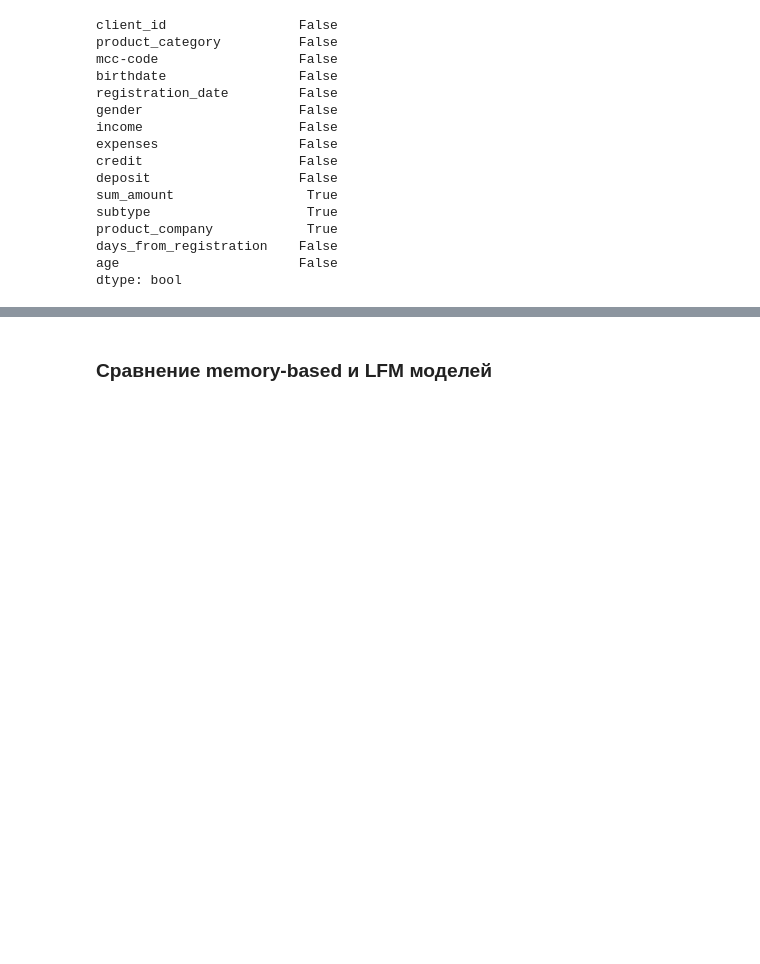
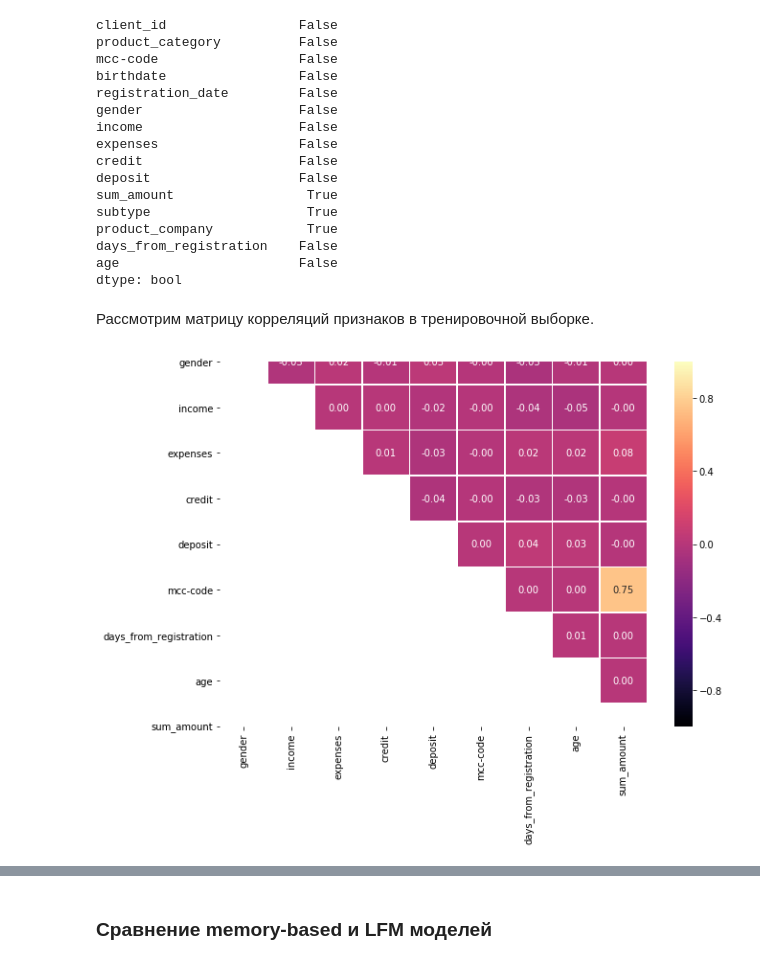
Before and after one commit to AleksandrRadist/RecommendationSystem, a Jupyter notebook: model/recommendation_model.ipynb, the cells around one changed output, grey strips where cells are left out. Cells and saved outputs as stored; diff of their text form; code cells hidden in the pictures; blank space fills up the shorter version.

Commit message:
add random forest model and correlation matrix

```diff
--- a/model/recommendation_model.ipynb
+++ b/model/recommendation_model.ipynb
@@ -922,3 +923,19 @@ dtype: bool
 data_test_content.loc[data_test_content.sum_amount.isnull() == True, 'sum_amount'] = data_test_content.loc[data_test_content.sum_amount.isnull() != True, 'sum_amount'].mean()
 data_test_content.loc[data_test_content.subtype.isnull() == True, 'subtype'] = data_test_content.loc[data_test_content.subtype.isnull() != True, 'subtype'].mode()[0]
 data_test_content.loc[data_test_content.product_company.isnull() == True, 'product_company'] = 'no_company'
+# %%
+data_train_content.loc[data_train_content.gender == 'F', 'gender'] = 0
+data_train_content.loc[data_train_content.gender == 'M', 'gender'] = 1
+data_test_content.loc[data_test_content.gender == 'F', 'gender'] = 0
+data_test_content.loc[data_test_content.gender == 'M', 'gender'] = 1
+# %% [markdown]
+Рассмотрим матрицу корреляций признаков в тренировочной выборке.
+# %%
+columns = ['gender', 'income', 'expenses', 'credit', 'deposit', 'mcc-code', 'days_from_registration', 'age', 'sum_amount', 'subtype', 'product_company']
+mask = np.tril(data_train_content[columns].corr())
+fig, ax = plt.subplots(nrows=1, ncols=1, figsize=(10, 7))
+sns.heatmap(data_train_content[columns].corr(), linewidth=.5, annot=True, fmt='.2f', vmax=1, vmin=-1, center=0, cmap='magma', linecolor='white', mask=mask, ax=ax)
+fig.savefig(r"C:\Users\kiril\OneDrive\Рабочий стол\Вышка\КР-ВКР\Курсовая\3 курс\RecommendationSystem\model\graphics\correlation_matrix.png")
+plt.show()
+# %% [output]
+[figure, added]
```
Also changed, not shown: parts of 14 cells of this notebook, 5 other files.
